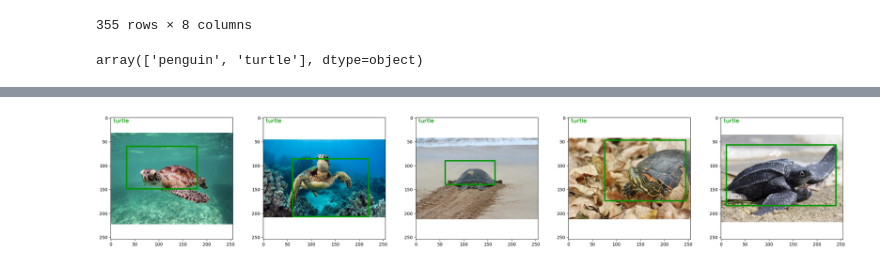
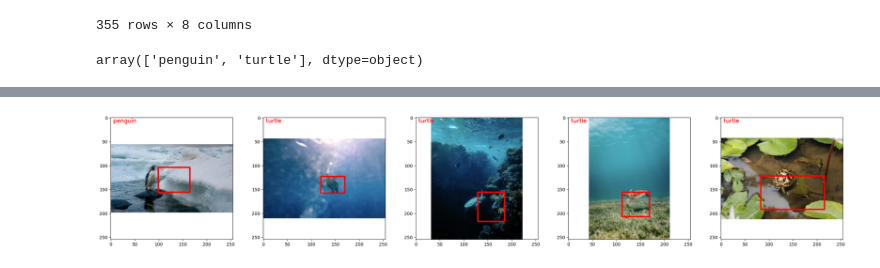
Before and after one commit to Daniel1martinez2/FDA2_final, a Jupyter notebook: show_result.ipynb, the cells around one changed output, grey strips where cells are left out. Drawn from its saved outputs; the diff is of its cells as text; code cells hidden in the pictures.

Commit message:
adding final submission

```diff
--- a/show_result.ipynb
+++ b/show_result.ipynb
@@ -73,7 +73,7 @@ df["class"] = df["class_id"].map(id2obj)
 #df["class_id"] = df["class"].map(obj2id)
 # %%
 
-df_predicted = pd.read_csv("submission_full_test.csv")
+df_predicted = pd.read_csv("validation_predictions.csv")
 
 
 df_predicted['pred_class_id'] = np.where(df_predicted['pred_class_id']==2,1,0)
@@ -316,34 +312,34 @@ def draw_predictions(imgs, classes, bboxes, colors, origin):
 # %%
 import random as rand
 train_root_dir = osp.join(DATA_DIR, "images")
 
 train_ds = ImageDataset(df_predicted, root_dir=train_root_dir,output_size=(255,255))
 
 num_imgs = 5
 start_idx = rand.randint(0, len(train_ds) - num_imgs)
 
 
 
 samples = [train_ds[i] for i in range(start_idx, start_idx + num_imgs)]
 
 
 imgs = [s['image'] for s in samples]
 bboxes = [normalize_bbox(s['bbox'].squeeze()) for s in samples]
 
 
 classes = [s['class_id'] for s in samples]
-imgs = draw_predictions(imgs, classes, bboxes, [(0, 150, 0)], (5, 10))#(150, 10)
+imgs = draw_predictions(imgs, classes, bboxes, [(255, 0, 0)], (5, 10))#(150, 10)
 classes
 
 fig = plt.figure(figsize=(30, num_imgs))
 
 for i, img in enumerate(imgs):
     fig.add_subplot(1, num_imgs, i+1)
     plt.imshow(img)
 
 plt.show()
 # %% [output]
-[figure, old version]
+[figure, new version]
 # %%
 # train_root_dir = osp.join(DATA_DIR, "images")#, "train"
 # train_ds = imageDataset(train_df, root_dir=train_root_dir,output_size=(255,255))
```
Also changed, not shown: parts of 4 cells of this notebook, 2 other files.
